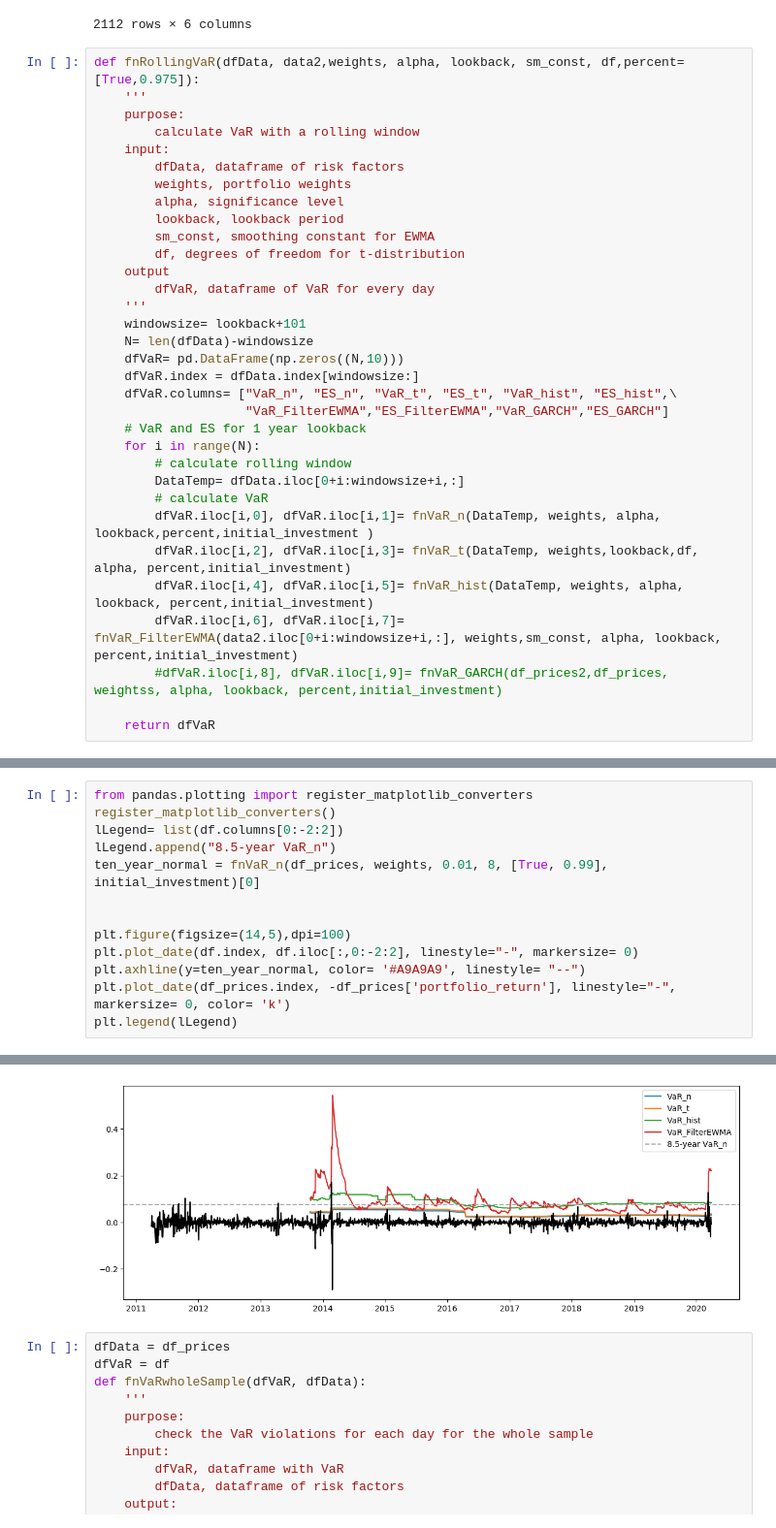
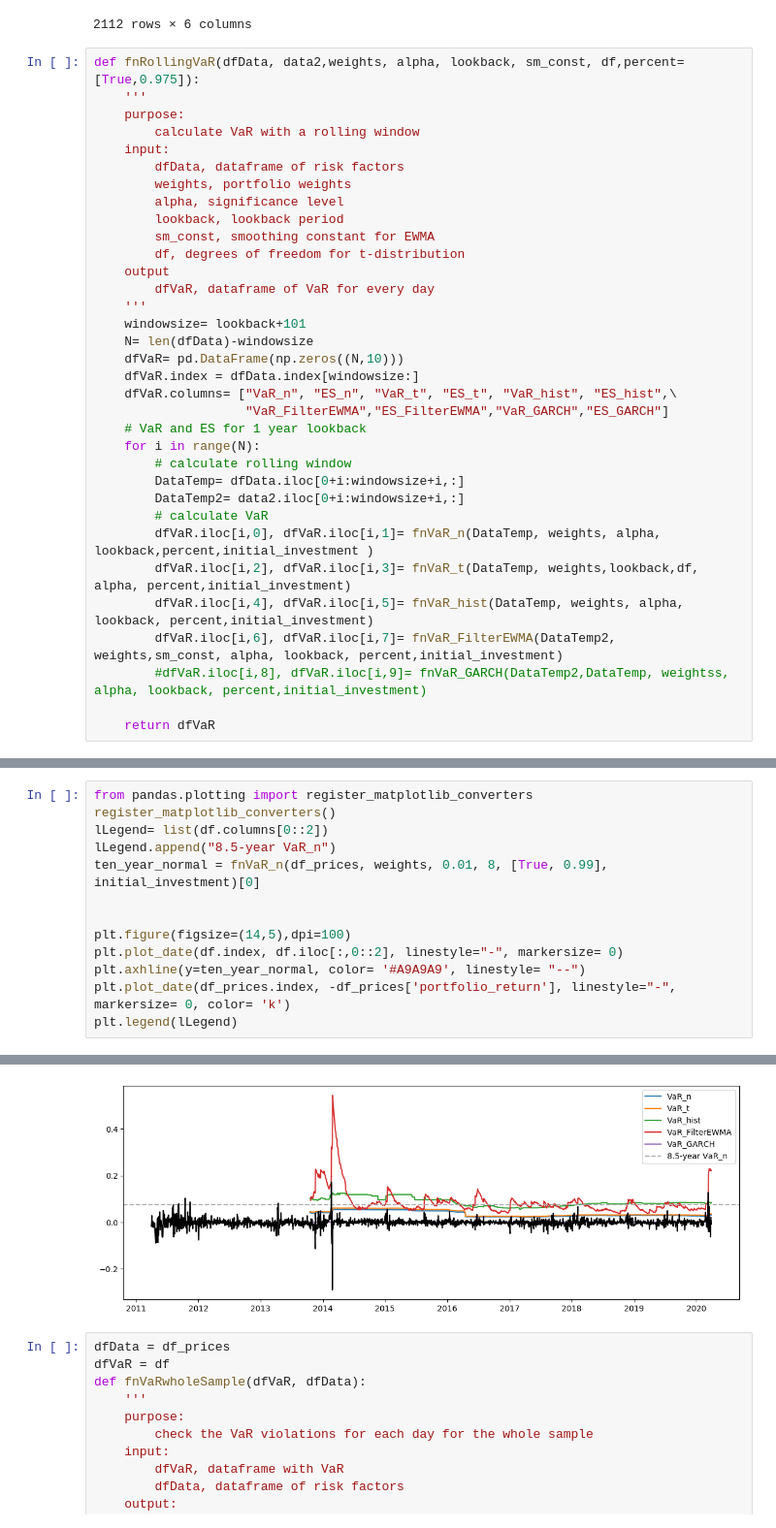
Before and after one commit to AnnaMariaAngelova/QRM2020, a Jupyter notebook: QRM_v02.ipynb, the cells around one changed output, grey strips where cells are left out. Shown at 97% size. Saved outputs shown, nothing was run; the diff lists cells and outputs as text.

```diff
--- a/QRM_v02.ipynb
+++ b/QRM_v02.ipynb
@@ -2014,12 +2072,13 @@ def fnRollingVaR(dfData, data2,weights, alpha, lookback, sm_const, df,percent=[T
     for i in range(N):
         # calculate rolling window
         DataTemp= dfData.iloc[0+i:windowsize+i,:]
+        DataTemp2= data2.iloc[0+i:windowsize+i,:]
         # calculate VaR
         dfVaR.iloc[i,0], dfVaR.iloc[i,1]= fnVaR_n(DataTemp, weights, alpha, lookback,percent,initial_investment )
         dfVaR.iloc[i,2], dfVaR.iloc[i,3]= fnVaR_t(DataTemp, weights,lookback,df, alpha, percent,initial_investment)
         dfVaR.iloc[i,4], dfVaR.iloc[i,5]= fnVaR_hist(DataTemp, weights, alpha, lookback, percent,initial_investment)
-        dfVaR.iloc[i,6], dfVaR.iloc[i,7]= fnVaR_FilterEWMA(data2.iloc[0+i:windowsize+i,:], weights,sm_const, alpha, lookback, percent,initial_investment)
-        #dfVaR.iloc[i,8], dfVaR.iloc[i,9]= fnVaR_GARCH(df_prices2,df_prices, weightss, alpha, lookback, percent,initial_investment)
+        dfVaR.iloc[i,6], dfVaR.iloc[i,7]= fnVaR_FilterEWMA(DataTemp2, weights,sm_const, alpha, lookback, percent,initial_investment)
+        #dfVaR.iloc[i,8], dfVaR.iloc[i,9]= fnVaR_GARCH(DataTemp2,DataTemp, weightss, alpha, lookback, percent,initial_investment)
 
     return dfVaR
 # %%
@@ -2077,20 +2137,20 @@ df.head()
 # %%
 from pandas.plotting import register_matplotlib_converters
 register_matplotlib_converters()
-lLegend= list(df.columns[0:-2:2])
+lLegend= list(df.columns[0::2])
 lLegend.append("8.5-year VaR_n")
 ten_year_normal = fnVaR_n(df_prices, weights, 0.01, 8, [True, 0.99], initial_investment)[0]
 
 
 plt.figure(figsize=(14,5),dpi=100)
-plt.plot_date(df.index, df.iloc[:,0:-2:2], linestyle="-", markersize= 0)
+plt.plot_date(df.index, df.iloc[:,0::2], linestyle="-", markersize= 0)
 plt.axhline(y=ten_year_normal, color= '#A9A9A9', linestyle= "--")
 plt.plot_date(df_prices.index, -df_prices['portfolio_return'], linestyle="-", markersize= 0, color= 'k')
 plt.legend(lLegend)
 # %% [output]
 ( 99.0 %  VaR, ES) in percent is:  7.58 % 11.04 %
 <matplotlib.legend.Legend at 0x...>
-[figure, old version]
+[figure, new version]
 # %%
 dfData = df_prices
 dfVaR = df
```
Also changed, not shown: parts of 12 cells of this notebook.
